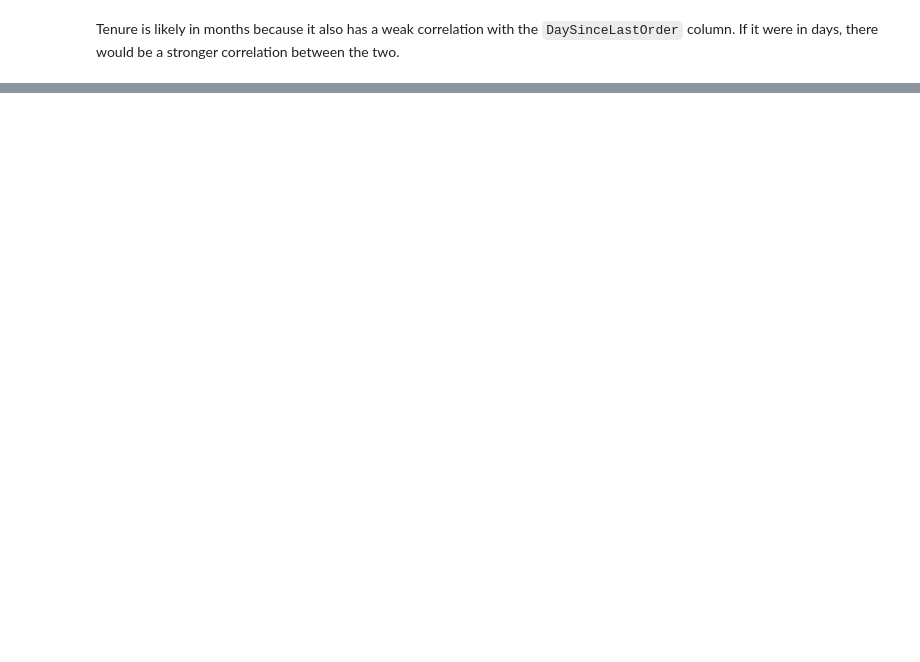
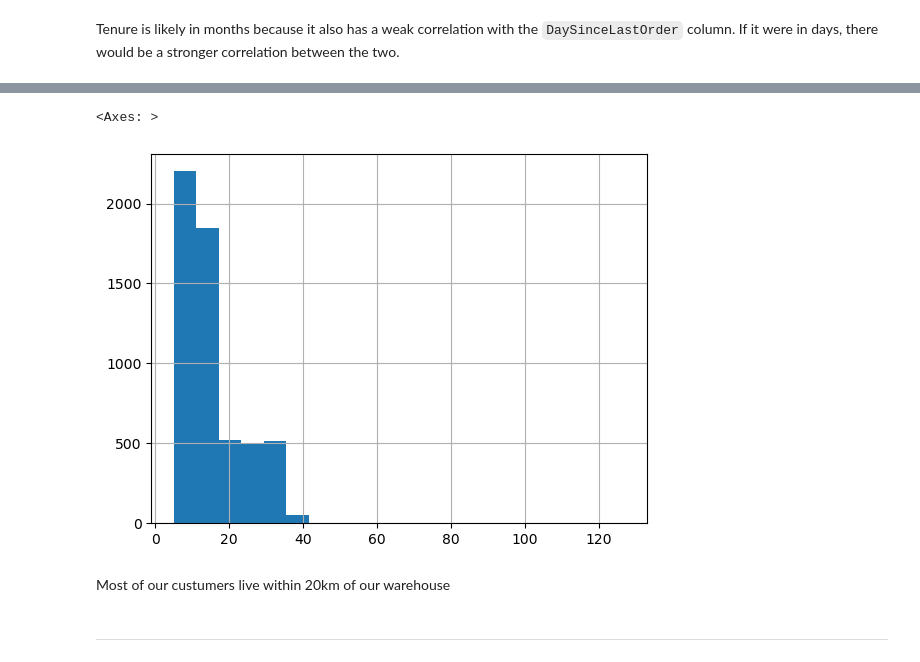
Before and after one commit to Danny-Dalo/Ecommerce_Churn, a Jupyter notebook: notebooks/data_cleaning.ipynb, the cells around one changed output, grey strips where cells are left out. Cells and saved outputs as stored; diff of their text form; code cells hidden in the pictures; blank space fills up the shorter version.

```diff
--- a/notebooks/data_cleaning.ipynb
+++ b/notebooks/data_cleaning.ipynb
@@ -268,0 +301,12 @@ Tenure is likely in months because it also has a weak correlation with the `DayS
+# %%
+median = churn_df_copy["WarehouseToHome"].median()    # Median value is 14.0 (km)
+churn_df_copy.fillna({"WarehouseToHome": median}, inplace=True)\
+
+churn_df_copy["WarehouseToHome"].hist(bins=20)
+# %% [output]
+<Axes: >
+[figure, added]
+# %% [markdown]
+Most of our custumers live within 20km of our warehouse
+# %% [markdown]
+<hr/>
```
Also changed, not shown: parts of 14 cells of this notebook.
